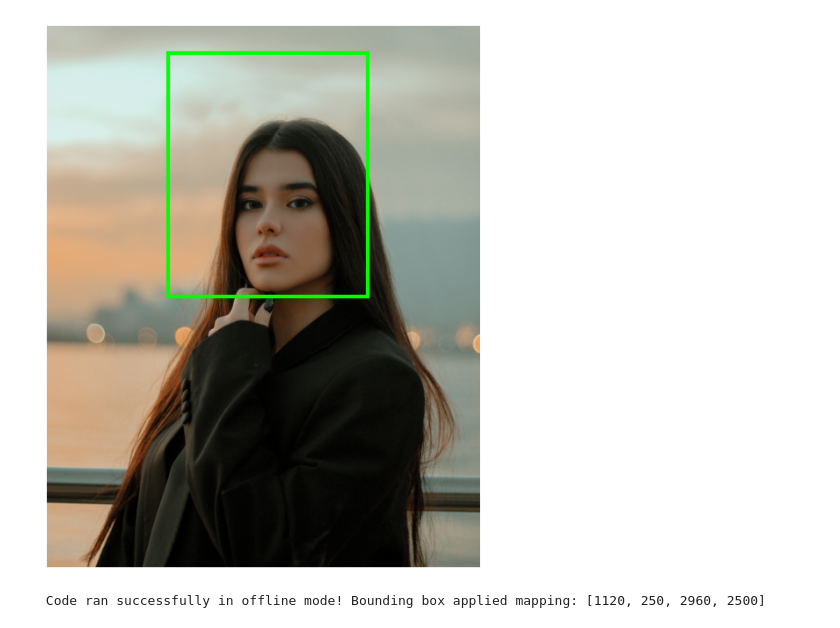
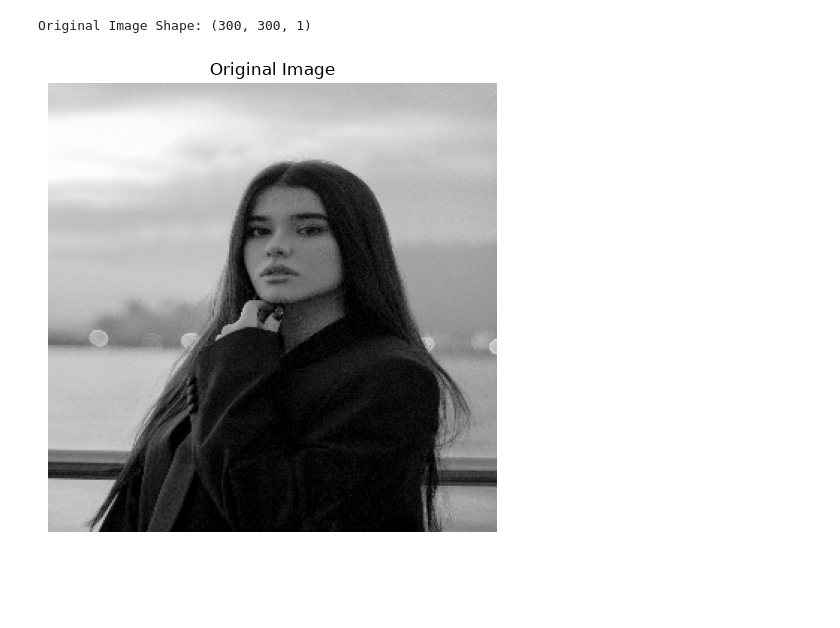
Before and after one commit to renaissance0ne/LDNN, a Jupyter notebook: Week_9_(installing_keras_tf_pytorch).ipynb, the cells around one changed output. Saved outputs shown, nothing was run; the diff lists cells and outputs as text; code cells hidden in the pictures; blank space fills up the shorter version.

```diff
--- a/Week_9_(installing_keras_tf_pytorch).ipynb
+++ b/Week_9_(installing_keras_tf_pytorch).ipynb
@@ -38,6 +1,26 @@ def detect_faces_offline(image_path):
-# %%
-image_path = "data/face_week9.jpg"
-detect_faces_offline(image_path)
-# %% [output]
-[figure, removed]
- Code ran successfully in offline mode! Bounding box applied mapping: [1120, 250, 2960, 2500]
+# %%
+import tensorflow as tf
+import matplotlib.pyplot as plt
+
+# Plot settings
+plt.rc('image', cmap='gray')
+plt.rc('figure', autolayout=True)
+# %%
+# Load image in grayscale and resize
+image_path = "data/face_week9.jpg"
+image = tf.io.read_file(image_path)
+image = tf.io.decode_jpeg(image, channels=1)
+image = tf.image.resize(image, [300, 300])
+print("Original Image Shape:", image.shape)
+
+# Show original image
+plt.figure(figsize=(5,5))
+plt.imshow(tf.squeeze(image))
+plt.title("Original Image")
+plt.axis('off')
+plt.show()
+# Add batch dimension
+image = tf.expand_dims(image, axis=0)
+# %% [output]
+Original Image Shape: (300, 300, 1)
+[figure, added]
```
Also changed, not shown: parts of 8 cells of this notebook, 18 other files.
